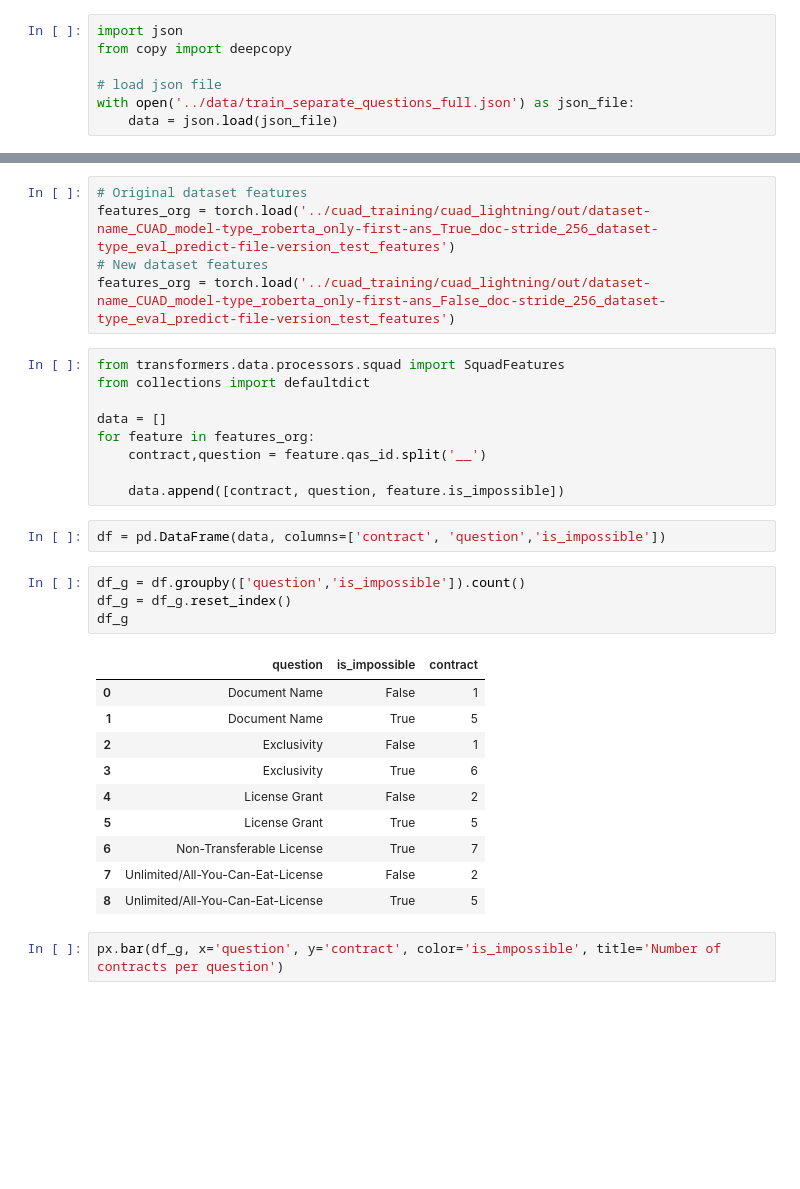
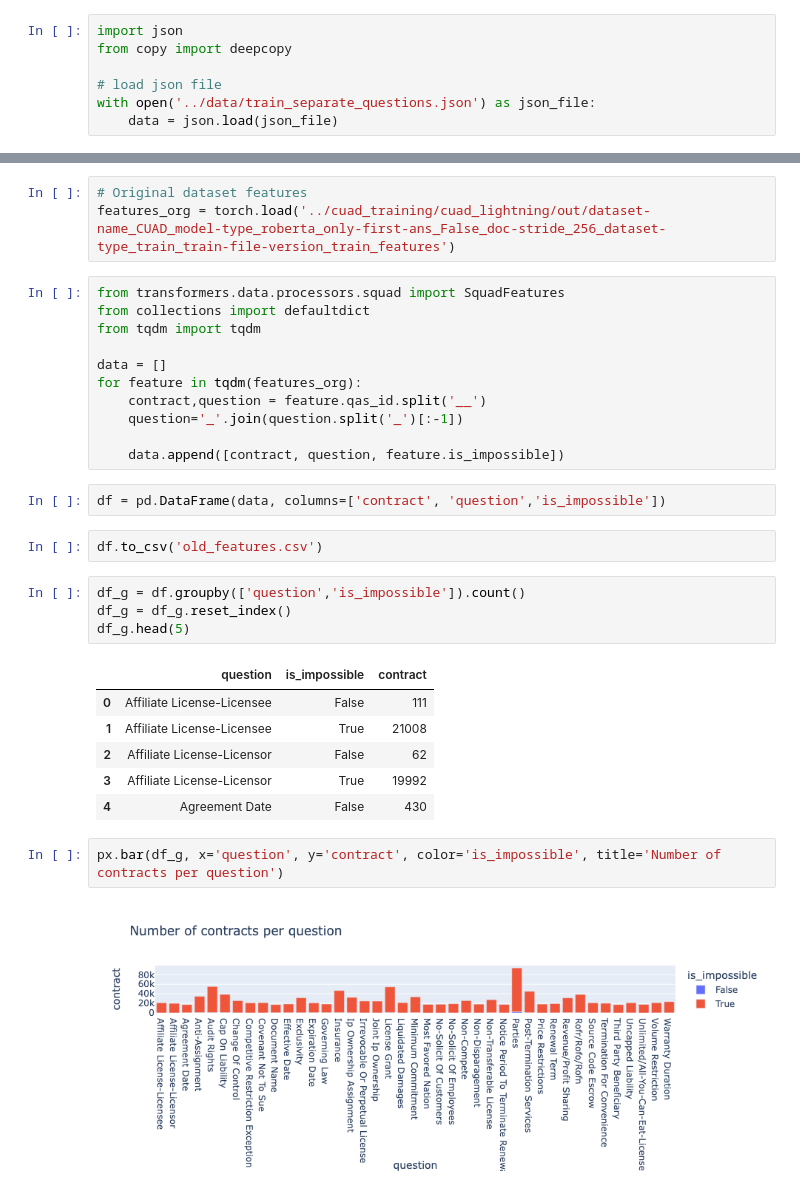
Before and after one commit to gustavhartz/transformers-legal-tasks, a Jupyter notebook: notebooks/Consistent Dataset - Features_Examples.ipynb, the cells around one changed output, grey strips where cells are left out. Saved outputs shown, nothing was run; the diff lists cells and outputs as text; blank space fills up the shorter version.

Commit message:
Balanced dataset - i guess not :D

```diff
--- a/notebooks/Consistent Dataset - Features_Examples.ipynb
+++ b/notebooks/Consistent Dataset - Features_Examples.ipynb
@@ -47,7 +46,7 @@ import json
 from copy import deepcopy
 
 # load json file
-with open('../data/train_separate_questions_full.json') as json_file:
+with open('../data/train_separate_questions.json') as json_file:
     data = json.load(json_file)
 # %%
 contract_data = {}
@@ -115,34 +114,34 @@ import numpy as np
 import plotly.express as px
 # %%
 # Original dataset features
-features_org = torch.load('../cuad_training/cuad_lightning/out/dataset-name_CUAD_model-type_roberta_only-first-ans_True_doc-stride_256_dataset-type_eval_predict-file-version_test_features')
-# New dataset features
-features_org = torch.load('../cuad_training/cuad_lightning/out/dataset-name_CUAD_model-type_roberta_only-first-ans_False_doc-stride_256_dataset-type_eval_predict-file-version_test_features')
+features_org = torch.load('../cuad_training/cuad_lightning/out/dataset-name_CUAD_model-type_roberta_only-first-ans_False_doc-stride_256_dataset-type_train_train-file-version_train_features')
 # %%
 from transformers.data.processors.squad import SquadFeatures
 from collections import defaultdict
+from tqdm import tqdm
 
 data = []
-for feature in features_org:
+for feature in tqdm(features_org):
     contract,question = feature.qas_id.split('__')
+    question='_'.join(question.split('_')[:-1])
 
     data.append([contract, question, feature.is_impossible])
 # %%
 df = pd.DataFrame(data, columns=['contract', 'question','is_impossible'])
+# %%
+df.to_csv('old_features.csv')
 # %%
 df_g = df.groupby(['question','is_impossible']).count()
 df_g = df_g.reset_index()
-df_g
+df_g.head(5)
 # %% [output]
 |  | question | is_impossible | contract |
-| 0 | Document Name | False | 1 |
-| 1 | Document Name | True | 5 |
-| 2 | Exclusivity | False | 1 |
-| 3 | Exclusivity | True | 6 |
-| 4 | License Grant | False | 2 |
-| 5 | License Grant | True | 5 |
-| 6 | Non-Transferable License | True | 7 |
-| 7 | Unlimited/All-You-Can-Eat-License | False | 2 |
-| 8 | Unlimited/All-You-Can-Eat-License | True | 5 |
+| 0 | Affiliate License-Licensee | False | 111 |
+| 1 | Affiliate License-Licensee | True | 21008 |
+| 2 | Affiliate License-Licensor | False | 62 |
+| 3 | Affiliate License-Licensor | True | 19992 |
+| 4 | Agreement Date | False | 430 |
 # %%
 px.bar(df_g, x='question', y='contract', color='is_impossible', title='Number of contracts per question')
+# %% [output]
+[figure, added]
```
Also changed, not shown: parts of 23 cells of this notebook.
